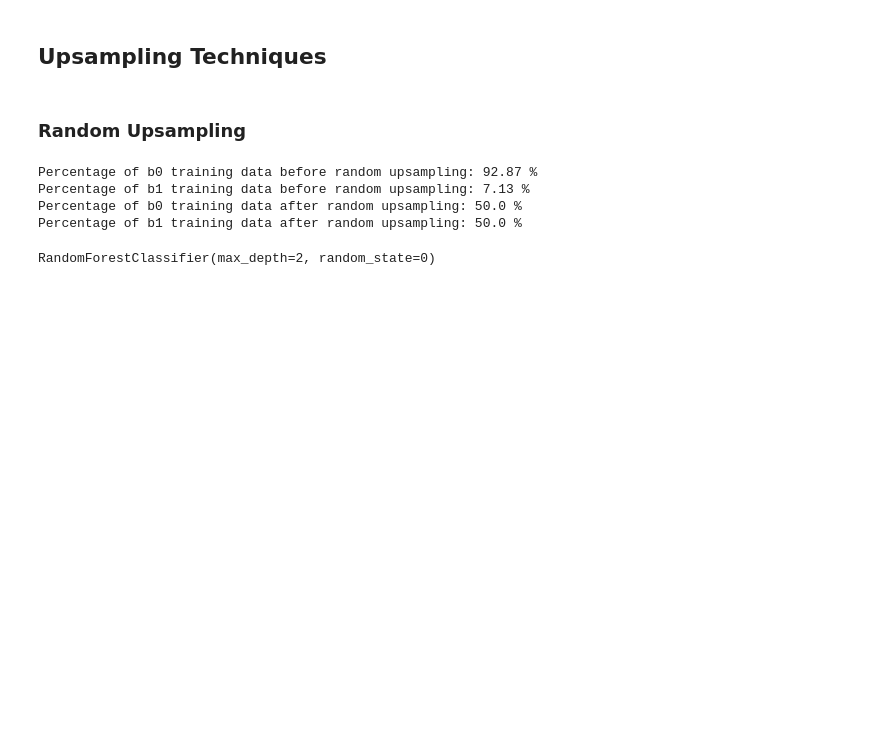
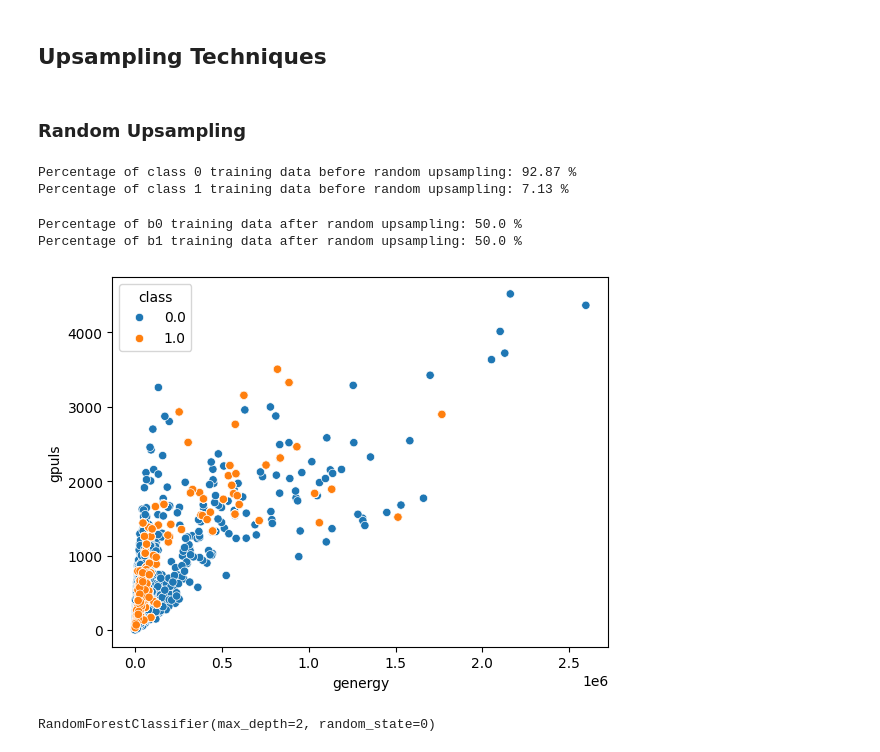
Before and after one commit to canoepus/think, a Jupyter notebook: upsampling.ipynb, the cells around one changed output. Drawn from its saved outputs; the diff is of its cells as text; code cells hidden in the pictures; blank space fills up the shorter version.

```diff
--- a/upsampling.ipynb
+++ b/upsampling.ipynb
@@ -241,40 +202,3 @@ AttributeError: Line2D.set() got an unexpected keyword argument 'plot_chance_lev
 ## Upsampling Techniques
 # %% [markdown]
 ### Random Upsampling
-# %%
-# x='genergy'
-# y= 'gpuls'
-
-# genergy_df = data[]
-# gpuls_df = data[y]
-# display(genergy_df.head())
-# display(gpuls_df.head())
-# print(genergy_df.shape[0])
-# print(gpuls_df.shape[0])
-# data.head()
-# grouped_by_class = data.groupby('class').count()
-b0_df = X_train[Y_train == 0.0]
-b1_df = X_train[Y_train == 1.0]
-b0_num_rows = len(b0_df)
-b1_num_rows = len(b1_df)
-
-print('Percentage of b0 training data before random upsampling:', round((b0_num_rows/len(Y_train)) * 100, 2), '%')
-print('Percentage of b1 training data before random upsampling:', round((b1_num_rows/len(Y_train)) * 100, 2), '%')
-
-# https://scikit-learn.org/stable/modules/generated/sklearn.utils.resample.html
-b1_upsampled_df = resample(b1_df,random_state=42,n_samples=b0_num_rows,replace=True)
-b0_upsampled_df = b0_df
-
-b1_upsampled_rows = len(b1_upsampled_df)
-b0_upsampled_rows = len(b0_upsampled_df)
-
-X_train_upsampled = pd.concat([b0_upsampled_df, b1_upsampled_df])
-Y_train_upsampled = pd.concat([pd.Series([0.0 for _ in range(b1_upsampled_rows)]), pd.Series([1.0 for _ in range(b0_upsampled_rows)])])
-
-print('Percentage of b0 training data after random upsampling:', round((b0_upsampled_rows/len(X_train_upsampled)) * 100, 2), '%')
-print('Percentage of b1 training data after random upsampling:', round((b1_upsampled_rows/len(X_train_upsampled)) * 100, 2), '%')
-# %% [output]
-Percentage of b0 training data before random upsampling: 92.87 %
-Percentage of b1 training data before random upsampling: 7.13 %
-Percentage of b0 training data after random upsampling: 50.0 %
-Percentage of b1 training data after random upsampling: 50.0 %
@@ -280,0 +211,7 @@ Percentage of b1 training data after random upsampling: 50.0 %
+# %%
+# Displaying ratios of classes
+print('Percentage of class 0 training data before random upsampling:', round((b0_num_rows/len(Y_train)) * 100, 2), '%')
+print('Percentage of class 1 training data before random upsampling:', round((b1_num_rows/len(Y_train)) * 100, 2), '%')
+# %% [output]
+Percentage of class 0 training data before random upsampling: 92.87 %
+Percentage of class 1 training data before random upsampling: 7.13 %
@@ -281,3 +230,18 @@ Percentage of b1 training data after random upsampling: 50.0 %
+# %%
+print('Percentage of b0 training data after random upsampling:', round((b0_upsampled_rows/len(X_train_upsampled)) * 100, 2), '%')
+print('Percentage of b1 training data after random upsampling:', round((b1_upsampled_rows/len(X_train_upsampled)) * 100, 2), '%')
+# %% [output]
+Percentage of b0 training data after random upsampling: 50.0 %
+Percentage of b1 training data after random upsampling: 50.0 %
+# %%
+# Put data into dataframe for plotting
+df_random_upsampled = pd.concat([X_train_upsampled, Y_train_upsampled], axis=1)
+
+# Plot the data now
+ax = sns.scatterplot(df_random_upsampled, x='genergy', y='gpuls', hue='class')
+plt.show()
+# %% [output]
+[figure, added]
 # %%
 # Make the classifier.
 # Using default values except:
```
Also changed, not shown: parts of 14 cells of this notebook.
